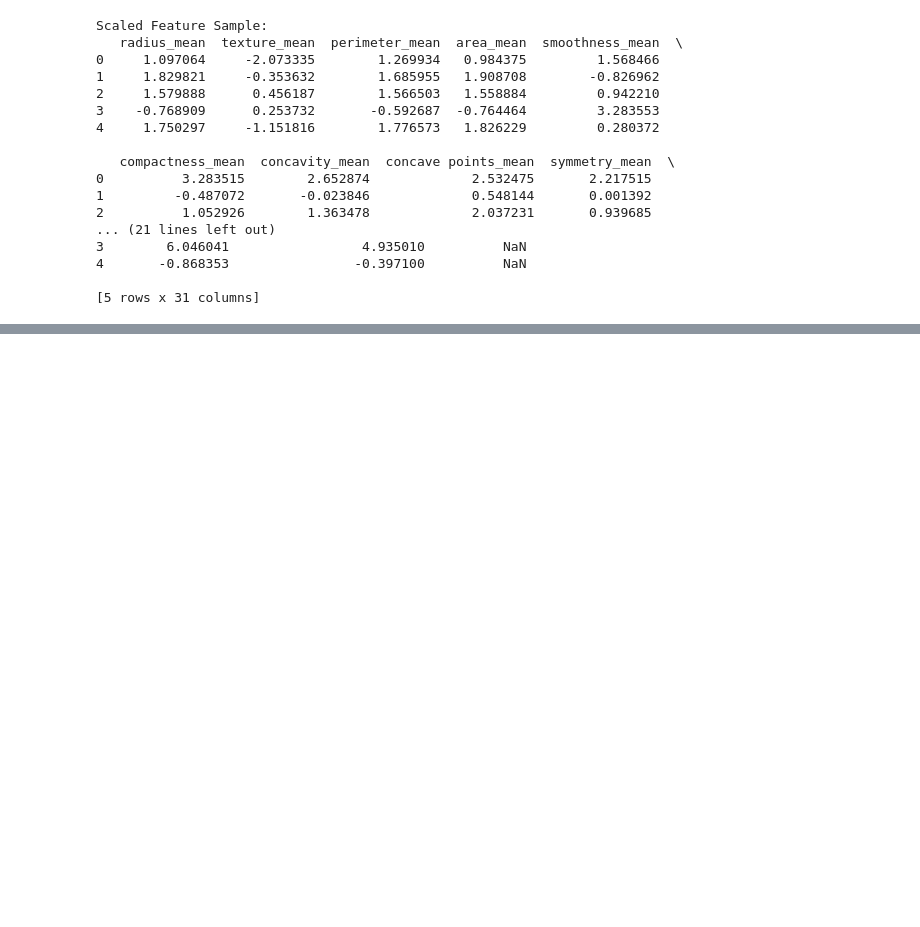
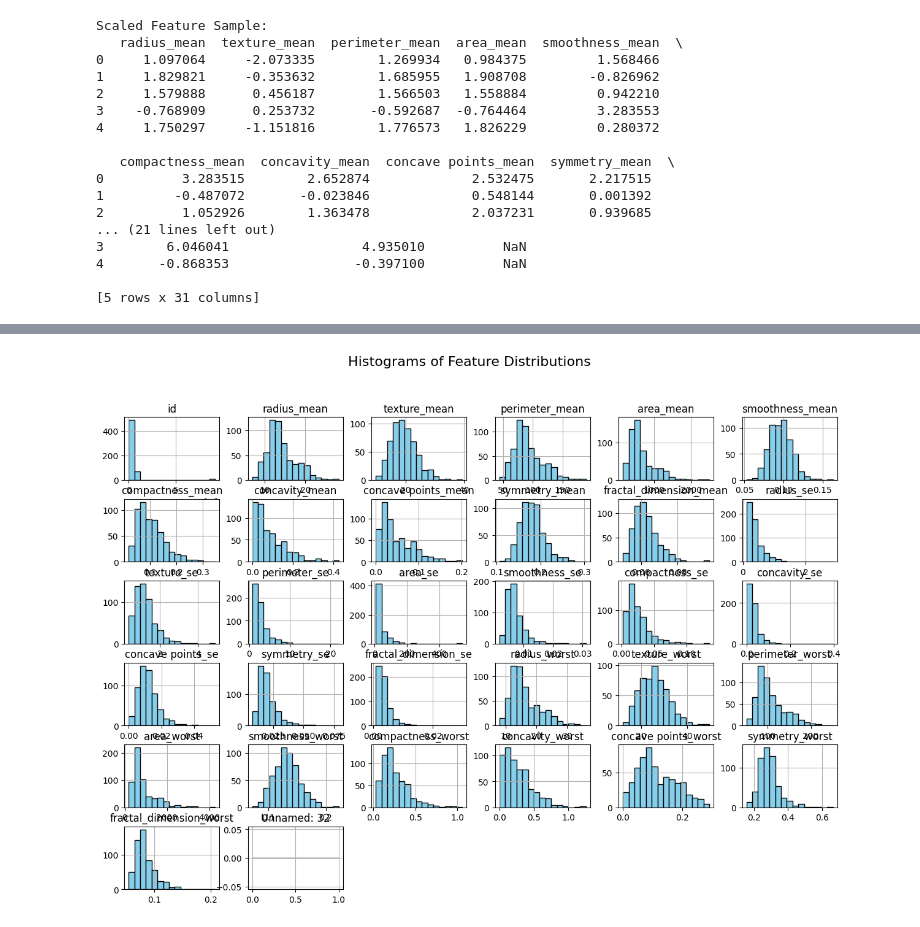
Before and after one commit to Anndischeh/Introduction-to-AI-dataset-classification, a Jupyter notebook: breast-cancer-wisconsin-data.ipynb, the cells around one changed output, grey strips where cells are left out. Drawn from its saved outputs; the diff is of its cells as text; code cells hidden in the pictures; blank space fills up the shorter version.

Commit message:
Visualized feature distributions using histograms for numerical columns

```diff
--- a/breast-cancer-wisconsin-data.ipynb
+++ b/breast-cancer-wisconsin-data.ipynb
@@ -286,0 +307,7 @@ Scaled Feature Sample:
+# %%
+# Plot histograms for all numerical features
+df.hist(bins=15, figsize=(15, 10), color='skyblue', edgecolor='black')
+plt.suptitle("Histograms of Feature Distributions", fontsize=16)
+plt.show()
+# %% [output]
+[figure, added]
```
Also changed, not shown: parts of 1 cell of this notebook.
